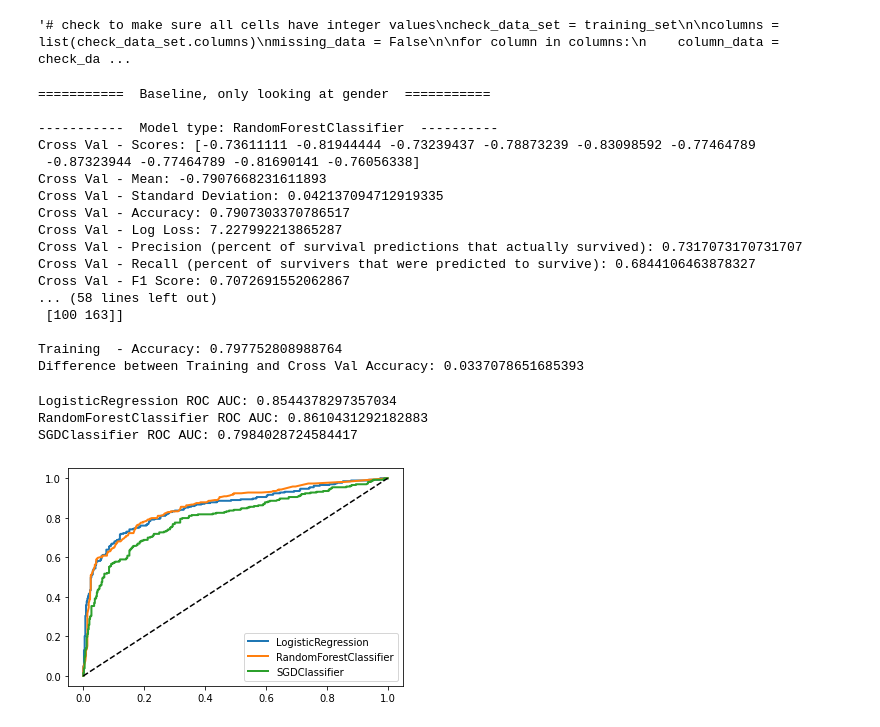
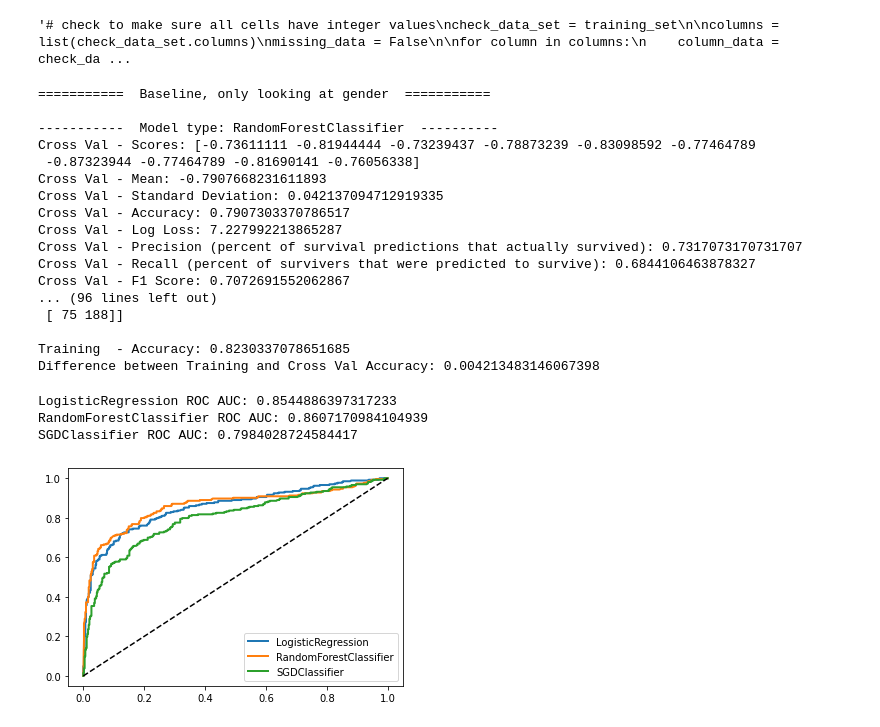
Before and after one commit to amihays/titanic, a Jupyter notebook: data_exploration.ipynb, the cells around one changed output. Drawn from its saved outputs; the diff is of its cells as text; code cells hidden in the pictures.

Commit message:
Add regularization to Random Forest and Logistic Regression models

```diff
--- a/data_exploration.ipynb
+++ b/data_exploration.ipynb
@@ -421,6 +421,15 @@ predict(random_forest_model, training_set, training_labels)
 
 sgd_model = SGDClassifier(random_state=0)
 predict(sgd_model, training_set, training_labels)
+
+print('=========== ', 'With Regularization', ' ===========')
+print (' ')
+reg_random_forest_model = RandomForestClassifier(max_depth=7, max_features=8, min_samples_leaf=1, n_estimators=10, random_state=0)
+predict(reg_random_forest_model, training_set, training_labels)
+
+
+reg_logistic_regression_model = LogisticRegression(random_state=0, C=0.8, l1_ratio=0.1, max_iter=10000, penalty='elasticnet', solver='saga')
+predict(reg_logistic_regression_model, training_set, training_labels)
 # %% [output]
 ===========  Baseline, only looking at gender  ===========
 
@@ -434,38 +443,38 @@ Cross Val - Log Loss: 7.227992213865287
 Cross Val - Precision (percent of survival predictions that actually survived): 0.7317073170731707
 Cross Val - Recall (percent of survivers that were predicted to survive): 0.6844106463878327
 Cross Val - F1 Score: 0.7072691552062867
-... (58 lines left out)
- [100 163]]
+... (96 lines left out)
+ [ 75 188]]
 
-Training  - Accuracy: 0.797752808988764
-Difference between Training and Cross Val Accuracy: 0.0337078651685393
+Training  - Accuracy: 0.8230337078651685
+Difference between Training and Cross Val Accuracy: 0.004213483146067398
 # %%
 def add_model_curve(training_labels, y_scores, label):
     fpr, tpr, thresholds = roc_curve(training_labels, y_scores)
     plt.plot(fpr, tpr, linewidth=2, label=label)
     roc_auc = roc_auc_score(training_labels, y_scores)
     print(label, 'ROC AUC:', roc_auc)
 
 def get_roc_auc_curves(probability_models, decision_function_models, training_set, training_labels):
     for model in probability_models:
         y_probas = cross_val_predict(model, training_set, training_labels, cv=10, method='predict_proba')
         y_scores = y_probas[:, 1]
         add_model_curve(training_labels, y_scores, label=type(model).__name__)
     for model in decision_function_models:
         y_scores = cross_val_predict(model, training_set, training_labels, cv=10, method='decision_function')
         add_model_curve(training_labels, y_scores, label=type(model).__name__)
     plt.plot([0, 1], [0, 1], 'k--')
     plt.legend(loc='lower right')
     plt.show()
 
 
-probability_models = [logistic_regression_model, random_forest_model]
+probability_models = [reg_logistic_regression_model, reg_random_forest_model]
 decision_function_models = [sgd_model]
 
 get_roc_auc_curves(probability_models, decision_function_models, training_set, training_labels)
 # %% [output]
-LogisticRegression ROC AUC: 0.8544378297357034
-RandomForestClassifier ROC AUC: 0.8610431292182883
+LogisticRegression ROC AUC: 0.8544886397317233
+RandomForestClassifier ROC AUC: 0.8607170984104939
 SGDClassifier ROC AUC: 0.7984028724584417
-[figure, old version]
+[figure, new version]
 # %%
```
Also changed, not shown: parts of 14 cells of this notebook.
